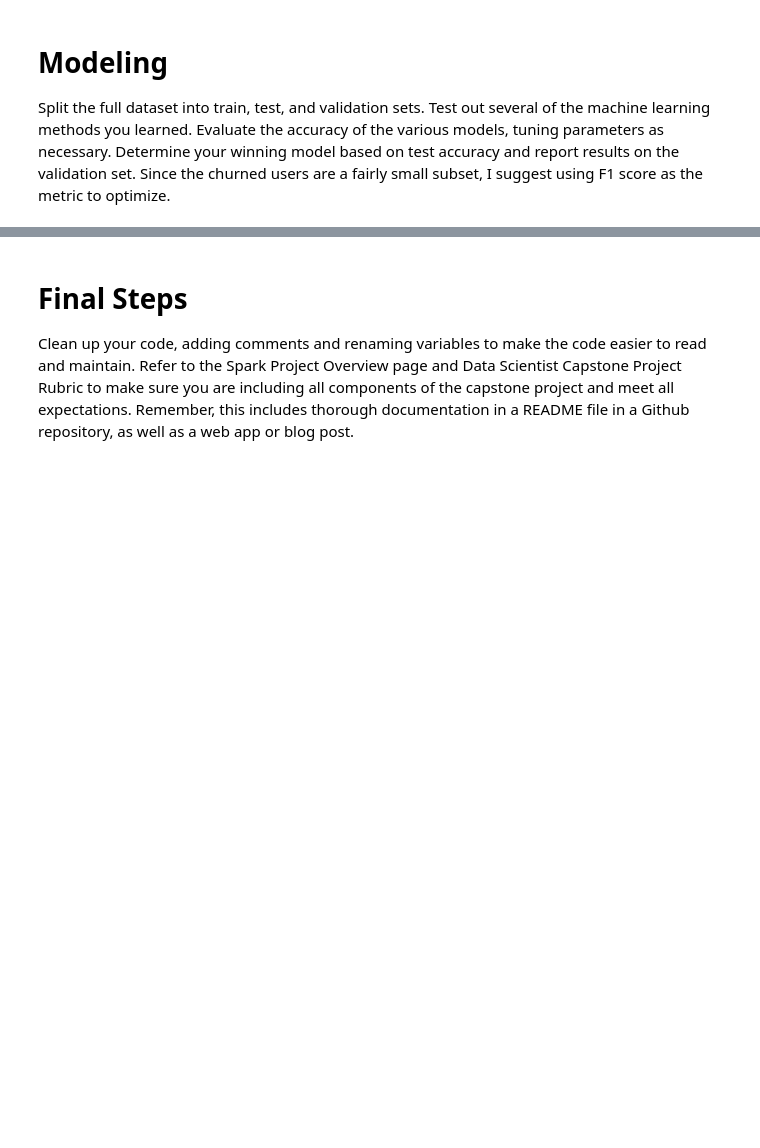
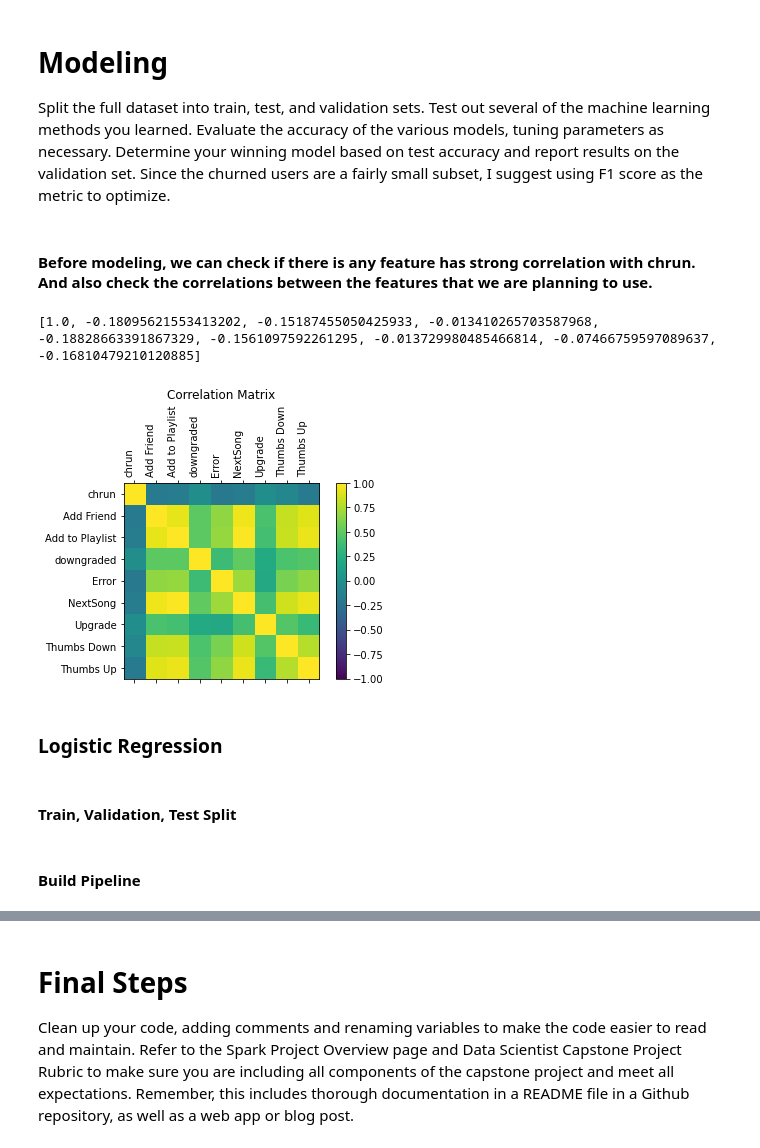
Before and after one commit to sf2705/Spark-Project, a Jupyter notebook: Sparkify.ipynb, the cells around one changed output, grey strips where cells are left out. Drawn from its saved outputs; the diff is of its cells as text; code cells hidden in the pictures; blank space fills up the shorter version.

Commit message:
feat: modeling

```diff
--- a/Sparkify.ipynb
+++ b/Sparkify.ipynb
@@ -504,0 +507,42 @@ Split the full dataset into train, test, and validation sets. Test out several o
+# %% [markdown]
+#### Before modeling, we can check if there is any feature has strong correlation with chrun. And also check the correlations between the features that we are planning to use.
+# %%
+# correlation between downgrade and cancellation
+
+vector_col = "corr_features"
+columns = ['chrun','Add Friend','Add to Playlist','downgraded',\
+            'Error', 'NextSong', 'Upgrade', 'Thumbs Down', \
+            'Thumbs Up']
+assembler = VectorAssembler(inputCols= columns,
+                            outputCol=vector_col)
+df_vector = assembler.transform(df)
+scaler = Normalizer(inputCol="corr_features", outputCol="ScaledFeatures")
+
+df_vector = scaler.transform(df_vector).select(vector_col)
+matrix = Correlation.corr(df_vector, vector_col)
+# %%
+matrix = Correlation.corr(df_vector, vector_col).collect()[0][0]
+corrmatrix = matrix.toArray().tolist()
+print(corrmatrix[0])
+# %% [output]
+[1.0, -0.18095621553413202, -0.15187455050425933, -0.013410265703587968, -0.18828663391867329, -0.1561097592261295, -0.013729980485466814, -0.07466759597089637, -0.16810479210120885]
+# %%
+def plot_corr_matrix(correlations,attr):
+    fig=plt.figure()
+    ax=fig.add_subplot(111)
+    ax.set_title("Correlation Matrix")
+    ax.set_xticklabels(['']+attr)
+    ax.set_yticklabels(['']+attr)
+
+    cax=ax.matshow(correlations,vmax=1,vmin=-1)
+    fig.colorbar(cax)
+    fig.autofmt_xdate(rotation = 90)
+    plt.show()
+
+plot_corr_matrix(corrmatrix, columns)
+# %% [output]
+[figure, added]
+# %% [markdown]
+### Logistic Regression
+# %% [markdown]
+#### Train, Validation, Test Split
@@ -504,0 +552,2 @@ Split the full dataset into train, test, and validation sets. Test out several o
+# %% [markdown]
+#### Build Pipeline
```
Also changed, not shown: parts of 20 cells of this notebook.
